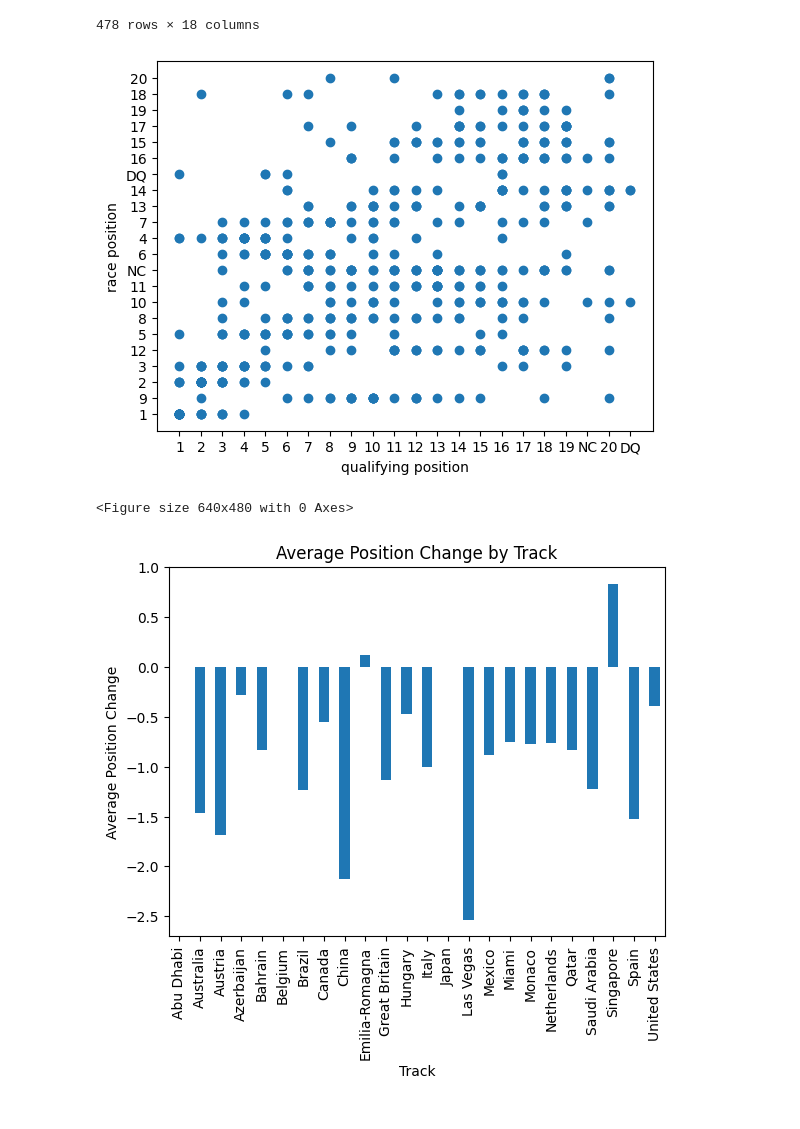
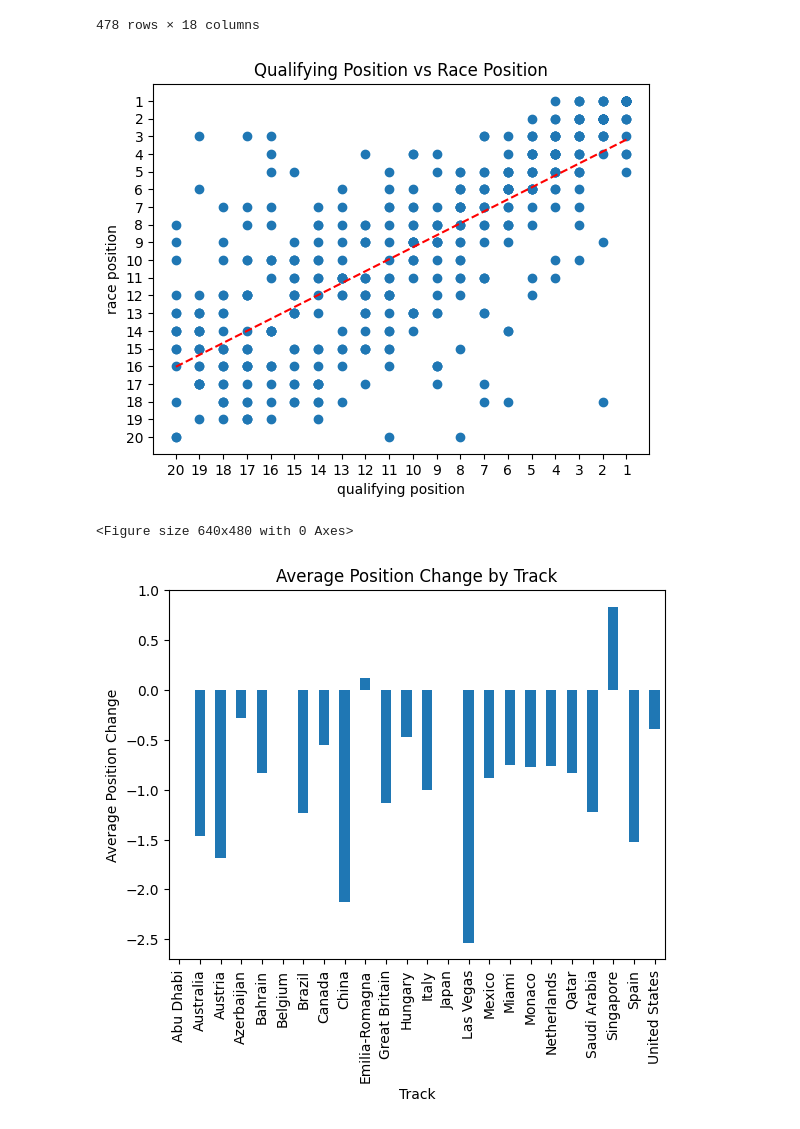
Before and after one commit to mw2304/FreeformProgramming, a Jupyter notebook: FreeFormProgrammingipynb.ipynb, the cells around one changed output. Cells and saved outputs as stored; diff of their text form; code cells hidden in the pictures.

Commit message:
developing plot 1.

```diff
--- a/FreeFormProgrammingipynb.ipynb
+++ b/FreeFormProgrammingipynb.ipynb
@@ -37,22 +37,41 @@ display(f12025)
 | 476 | Abu Dhabi | 19 | 10 | Pierre Gasly | Alpine Renault | 1:23.468 | NaN | NaN | 9 | ... |
 | 477 | Abu Dhabi | 20 | 43 | Franco Colapinto | Alpine Renault | 1:23.890 | NaN | NaN | 9 | ... |
 478 rows × 18 columns
-# %%
-#1. quali position vs race position
-
-import matplotlib.pyplot as plt
-import numpy as np
-
-
-
-plt.scatter(f12025['Position_quali'], f12025['Position_race'])
-plt.xlabel('qualifying position')
-plt.ylabel('race position')
-plt.figure()
-plt.show()
-# %% [output]
-[figure, removed]
-<Figure size 640x480 with 0 Axes>
+# %%
+#1. quali position vs race position
+
+import matplotlib.pyplot as plt
+import numpy as np
+from numpy.polynomial.polynomial import polyfit
+
+#only include numerical data/ classfied finishes
+f12025['Position_qualifin']= pd.to_numeric(f12025['Position_quali'], errors='coerce')
+f12025['Position_racefin']= pd.to_numeric(f12025['Position_race'], errors='coerce')
+
+# Drop rows with NaN values in the relevant columns for polyfit
+data_for_polyfit = f12025.dropna(subset=['Position_qualifin', 'Position_racefin'])
+
+# simple scatter plot
+plt.scatter(data_for_polyfit['Position_qualifin'], data_for_polyfit['Position_racefin'])
+plt.xlabel('qualifying position')
+plt.ylabel('race position')
+# reconfigures the axis so it is in integers for discrete data
+max_pos = int(data_for_polyfit['Position_racefin'].max())
+plt.yticks(np.arange(1, max_pos + 1, 1))
+plt.xticks(np.arange(1, max_pos + 1, 1))
+# have position 1 as top since it is the best position
+plt.gca().invert_yaxis()
+plt.gca().invert_xaxis()
+plt.title('Qualifying Position vs Race Position')
+#plotting a linear fit to show trendline
+z = np.polyfit(data_for_polyfit['Position_qualifin'], data_for_polyfit['Position_racefin'], 1)
+p = np.poly1d(z)
+plt.plot(data_for_polyfit['Position_qualifin'], p(data_for_polyfit['Position_qualifin']), "r--")
+plt.figure()
+plt.show()
+# %% [output]
+[figure, added]
+<Figure size 640x480 with 0 Axes>
 # %%
 # 2. position changed per circuit
 
```
Also changed, not shown: parts of 7 cells of this notebook.
